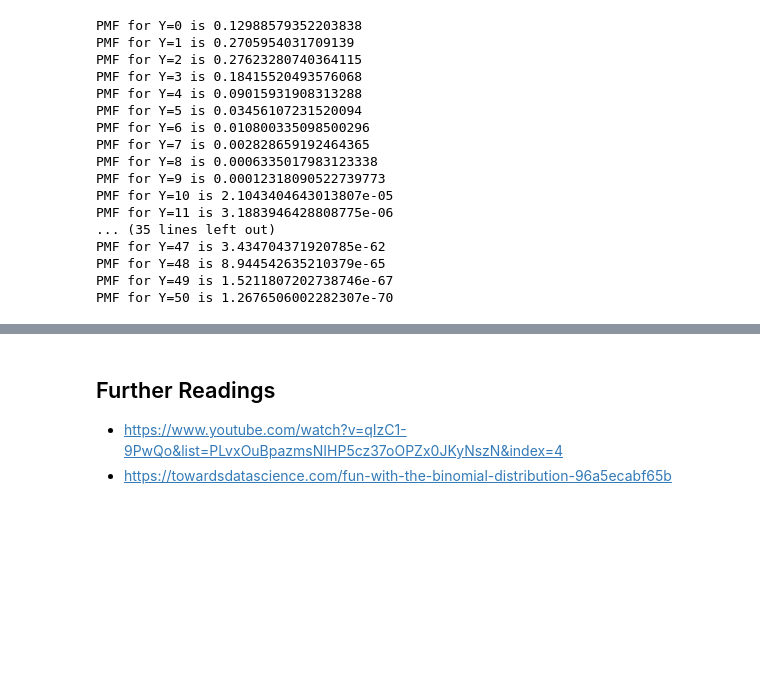
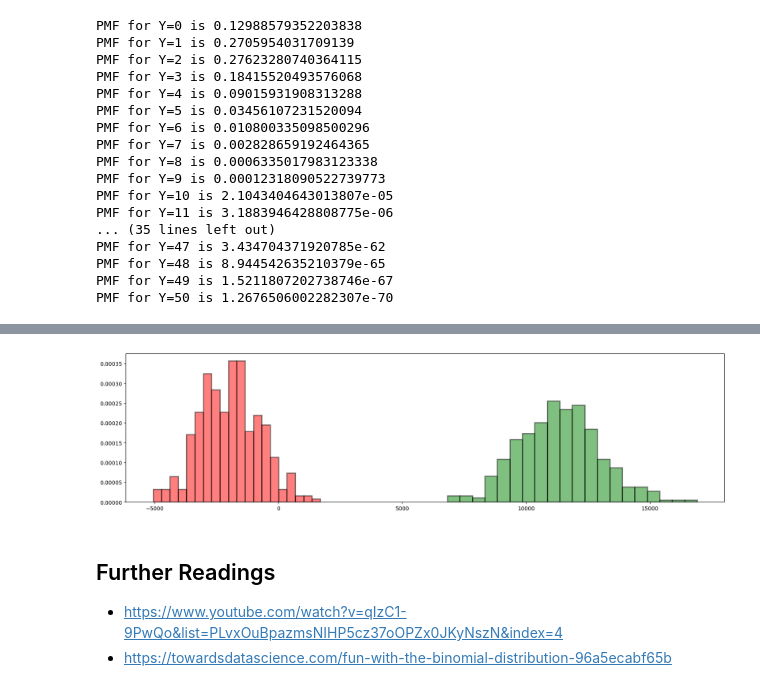
Before and after one commit to tan-wt/gaohn-probability-stats, a Jupyter notebook: content/03_discrete_random_variables/0309_binomial_distribution_real_world_examples.ipynb, the cells around one changed output, grey strips where cells are left out. Cells and saved outputs as stored; diff of their text form; code cells hidden in the pictures; blank space fills up the shorter version.

```diff
--- a/content/03_discrete_random_variables/0309_binomial_distribution_real_world_examples.ipynb
+++ b/content/03_discrete_random_variables/0309_binomial_distribution_real_world_examples.ipynb
@@ -267,3 +338,50 @@ Y.stats(moments='mv')
+# %%
+p = 0.06
+n = 58
+
+# our random variable Y
+Y = stats.binom(n, p)
+
+yearly_revenue = np.zeros(shape=365)
+yearly_salary_paid = np.ones(shape=365) * 20000
+
+for each_day in range(365):
+    Z = 90 * Y.rvs(size = 100) # 100 employees' revenue [90, 180, 0, ...]
+    daily_revenue = np.sum(Z)
+    yearly_revenue[each_day] = daily_revenue
+
+yearly_profits_improved = yearly_revenue -  yearly_salary_paid
+# %%
+#bins = np.arange(0, yearly_revenue.max() + 1.5) - 0.5
+fig = plt.figure(figsize=(20, 5))
+
+plt.hist(
+    yearly_profits,
+    bins=20,
+    density=True,
+    color="red",
+    alpha=0.5,
+    edgecolor="black",
+    linewidth=2,
+)
+
+
+plt.hist(
+    yearly_profits_improved,
+    bins=20,
+    density=True,
+    color="green",
+    alpha=0.5,
+    edgecolor="black",
+    linewidth=2,
+)
+
+# plt.plot(y, f, "bo", ms=10)
+# plt.vlines(y, 0, f, colors="b", lw=5, alpha=0.5)
+#plt.xticks(y)
+plt.show()
+# %% [output]
+[figure, added]
 # %% [markdown]
 ## Further Readings
 
```
Also changed, not shown: parts of 38 cells of this notebook, 1 other file.
